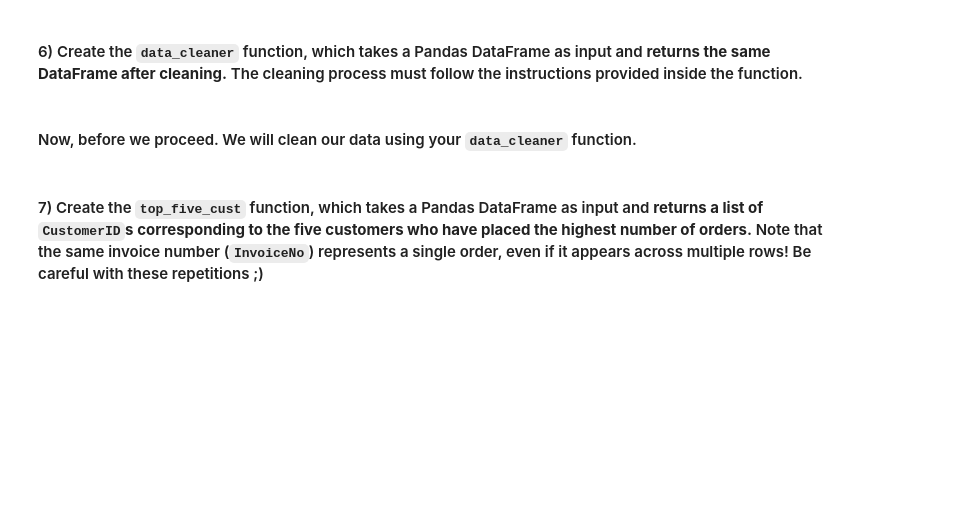
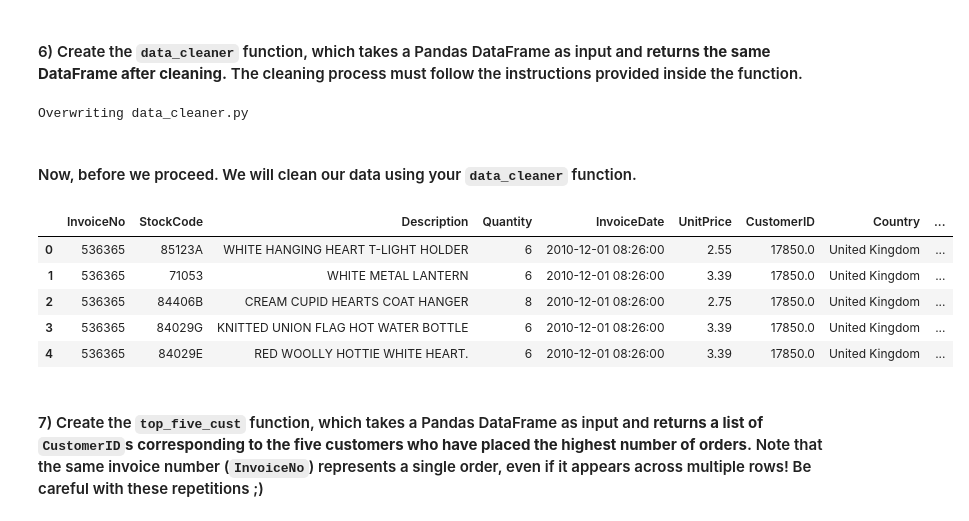
Before and after one commit to bernardorspachecods/Assignment_2, a Jupyter notebook: assignment.ipynb, the cells around one changed output. Drawn from its saved outputs; the diff is of its cells as text; code cells hidden in the pictures; blank space fills up the shorter version.

```diff
--- a/assignment.ipynb
+++ b/assignment.ipynb
@@ -97,4 +101,11 @@ def quantity_handler(df) -> pd.DataFrame:
     df = df.copy()
 
     # Your code goes here
-    pass
+
+    """
+    Takes a Pandas DataFrame as input and returns it after removing all rows where the Quantity column has values less than or equal to zero
+    """
+    # removes rows where quantity is <= 0
+    df = df[df["Quantity"] > 0]
+
+    return df
@@ -167,15 +224,32 @@ def data_cleaner(df) -> pd.DataFrame:
     """
 
     # Your code goes here
-    pass
+    df = df.copy()
+
+    # apply the cleaning steps
+    clean = missing_values_cleaner(df)
+    clean = quantity_handler(clean)
+    clean = amount_spent_computer(clean)
+    clean = date_handler(clean)
+
+    return clean
+# %% [output]
+Overwriting data_cleaner.py
 # %% [markdown]
 #### Now, before we proceed. We will clean our data using your **`data_cleaner`** function.
 # %%
 %run data_cleaner.py
 # Here the correct arguments should be added
-df = data_cleaner(...)
+df = data_cleaner(df)
 
 df.head()
+# %% [output]
+|  | InvoiceNo | StockCode | Description | Quantity | InvoiceDate | UnitPrice | CustomerID | Country | ... |
+| 0 | 536365 | 85123A | WHITE HANGING HEART T-LIGHT HOLDER | 6 | 2010-12-01 08:26:00 | 2.55 | 17850.0 | United Kingdom | ... |
+| 1 | 536365 | 71053 | WHITE METAL LANTERN | 6 | 2010-12-01 08:26:00 | 3.39 | 17850.0 | United Kingdom | ... |
+| 2 | 536365 | 84406B | CREAM CUPID HEARTS COAT HANGER | 8 | 2010-12-01 08:26:00 | 2.75 | 17850.0 | United Kingdom | ... |
+| 3 | 536365 | 84029G | KNITTED UNION FLAG HOT WATER BOTTLE | 6 | 2010-12-01 08:26:00 | 3.39 | 17850.0 | United Kingdom | ... |
+| 4 | 536365 | 84029E | RED WOOLLY HOTTIE WHITE HEART. | 6 | 2010-12-01 08:26:00 | 3.39 | 17850.0 | United Kingdom | ... |
 # %% [markdown]
 #### 7) Create the **`top_five_cust`** function, which takes a Pandas DataFrame as input and **returns a list of** **`CustomerID`s** **corresponding to the five customers who have placed the highest number of orders.** Note that the same invoice number (`InvoiceNo`) represents a single order, even if it appears across multiple rows! Be careful with these repetitions ;)
 # %%
```
Also changed, not shown: parts of 10 cells of this notebook, 5 other files.
